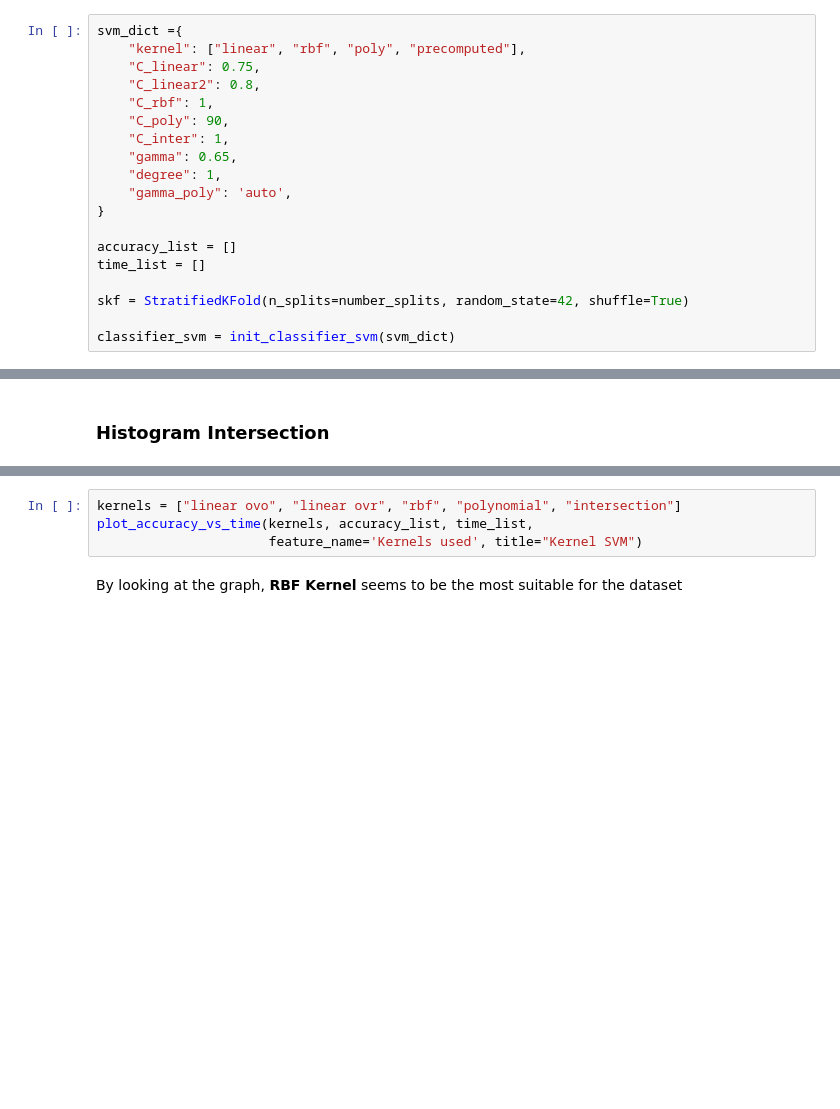
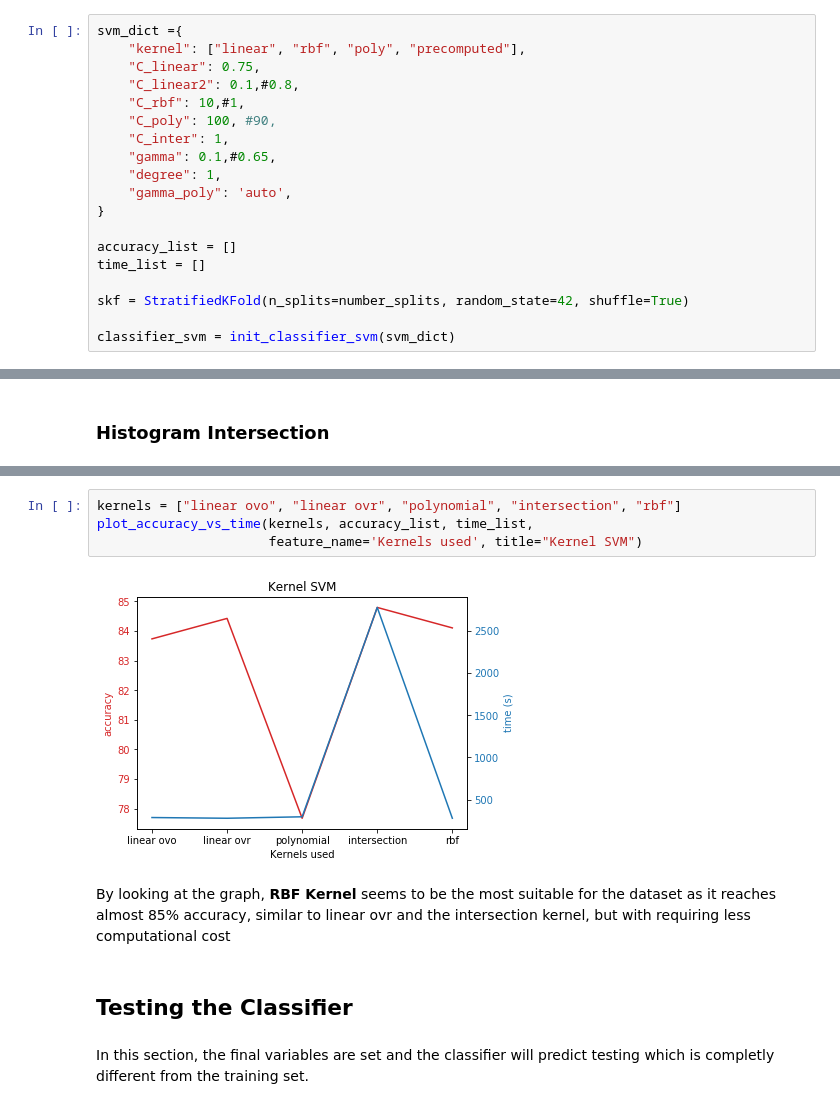
Before and after one commit to aturcitu/M3-18.19, a Jupyter notebook: notebook/delivery/M3 - Delivery 2.ipynb, the cells around one changed output, grey strips where cells are left out. Cells and saved outputs as stored; diff of their text form; blank space fills up the shorter version.

```diff
--- a/notebook/delivery/M3 - Delivery 2.ipynb
+++ b/notebook/delivery/M3 - Delivery 2.ipynb
@@ -639,11 +693,11 @@ print("Best Estimators:\n", clf_grid.best_estimator_)
 svm_dict ={
     "kernel": ["linear", "rbf", "poly", "precomputed"],
     "C_linear": 0.75,
-    "C_linear2": 0.8,
-    "C_rbf": 1,
-    "C_poly": 90,
+    "C_linear2": 0.1,#0.8,
+    "C_rbf": 10,#1,
+    "C_poly": 100, #90,
     "C_inter": 1,
-    "gamma": 0.65,
+    "gamma": 0.1,#0.65,
     "degree": 1,
     "gamma_poly": 'auto',
 }
@@ -720,6 +784,12 @@ time_list.append(np.average(time_validation_inter))
 # %%
-kernels = ["linear ovo", "linear ovr", "rbf", "polynomial", "intersection"]
+kernels = ["linear ovo", "linear ovr", "polynomial", "intersection", "rbf"]
 plot_accuracy_vs_time(kernels, accuracy_list, time_list,
                       feature_name='Kernels used', title="Kernel SVM")
+# %% [output]
+[figure, added]
 # %% [markdown]
-By looking at the graph, **RBF Kernel** seems to be the most suitable for the dataset
+By looking at the graph, **RBF Kernel** seems to be the most suitable for the dataset as it reaches almost 85% accuracy, similar to linear ovr and the intersection kernel, but with requiring less computational cost
+# %% [markdown]
+## Testing the Classifier
+# %% [markdown]
+In this section, the final variables are set and the classifier will predict testing which is completly different from the training set.
```
Also changed, not shown: parts of 36 cells of this notebook.
